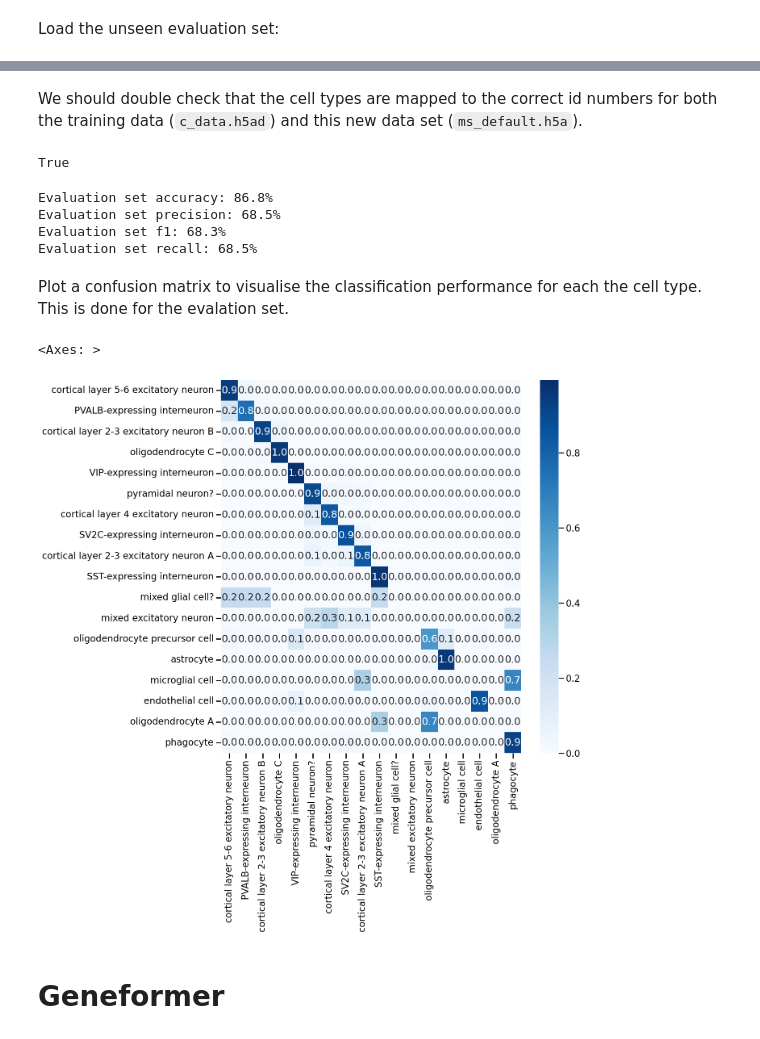
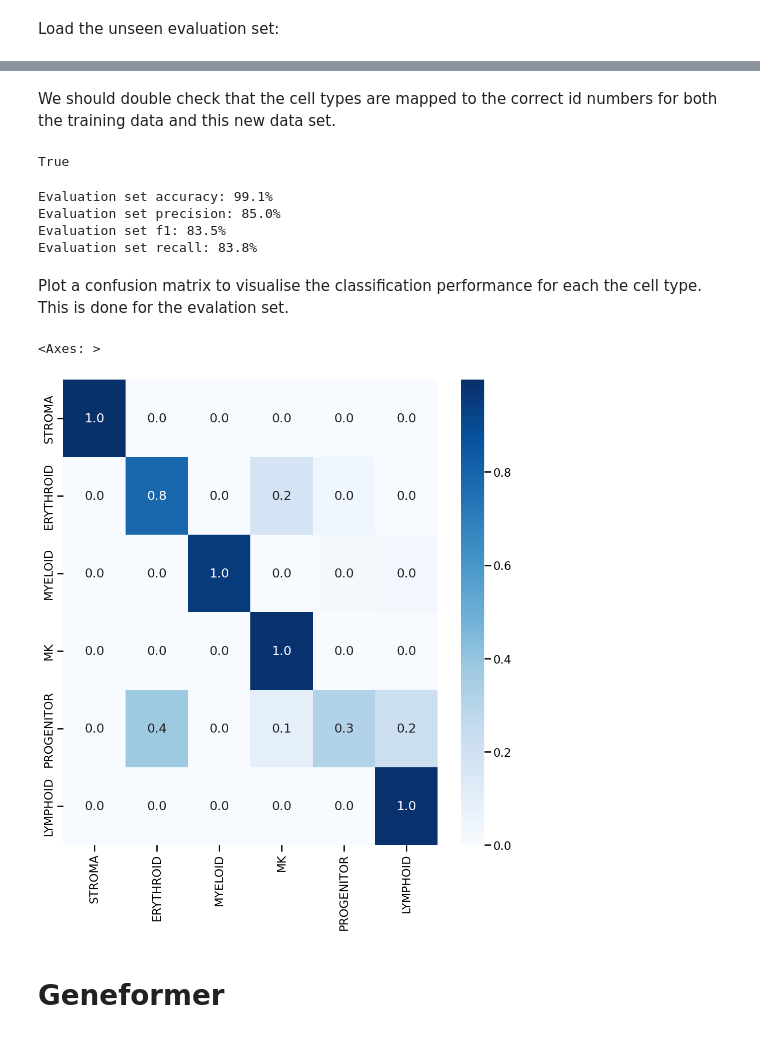
Before and after one commit to helicalAI/helical, a Jupyter notebook: examples/notebooks/Cell-Type-Annotation.ipynb, the cells around one changed output, grey strips where cells are left out. Drawn from its saved outputs; the diff is of its cells as text; code cells hidden in the pictures.

Commit message:
fixed cell type annotation notebok. Leveraged datasets. Fixed Python version:

```diff
--- a/examples/notebooks/Cell-Type-Annotation.ipynb
+++ b/examples/notebooks/Cell-Type-Annotation.ipynb
@@ -297,7 +274,15 @@ Test set recall: 72.0%
 # %% [markdown]
 Load the unseen evaluation set:
+# %%
+ds = load_dataset("helical-ai/yolksac_human",trust_remote_code=True, split="train[70%:]",download_mode="reuse_cache_if_exists")
+ds = ds.with_format("np")
+# %%
+observation_columns = [obs for obs in list(ds.features.keys()) if not obs == 'raw_counts']
+obs_data = pd.DataFrame(ds.select_columns(observation_columns).data.to_pandas(),columns=observation_columns)
+adata_unseen = ad.AnnData(ds['raw_counts'],obs=obs_data)
+adata_unseen.var_names = ds.features['raw_counts'].id.split(",")
+adata_unseen.var['gene_name'] = adata_unseen.var_names.str.upper()
 # %%
-adata_unseen = sc.read("ms_default.h5ad")
 data_unseen = scgpt.process_data(adata_unseen, gene_names="gene_name")
 x_unseen = scgpt.get_embeddings(data_unseen)
 predictions_nn_unseen = head_model_scgpt.predict(x_unseen)
@@ -306,3 +293,3 @@ predictions_nn_unseen = head_model_scgpt.predict(x_unseen)
 # %% [markdown]
-We should double check that the cell types are mapped to the correct id numbers for both the training data (`c_data.h5ad`) and this new data set (`ms_default.h5a`).
+We should double check that the cell types are mapped to the correct id numbers for both the training data and this new data set.
 # %%
@@ -312,36 +299,36 @@ id2type_unseen == id2type
 # %% [output]
 True
 # %%
-y_true_unseen = np.array(adata_unseen.obs["celltype"].tolist())
+y_true_unseen = np.array(adata_unseen.obs["LVL1"].tolist())
 y_pred_unseen = [id2type[prediction] for prediction in np.argmax(predictions_nn_unseen, axis=1)]
 
 scgpt_results = get_evaluations("Evaluation set", y_true_unseen, y_pred_unseen)
 # %% [output]
-Evaluation set accuracy: 86.8%
-Evaluation set precision: 68.5%
-Evaluation set f1: 68.3%
-Evaluation set recall: 68.5%
+Evaluation set accuracy: 99.1%
+Evaluation set precision: 85.0%
+Evaluation set f1: 83.5%
+Evaluation set recall: 83.8%
 # %% [markdown]
 Plot a confusion matrix to visualise the classification performance for each the cell type. This is done for the evalation set.
 # %%
 from sklearn.metrics import confusion_matrix
 import pandas as pd
 import seaborn as sns
 import matplotlib.pyplot as plt
 
-set_predicted_cell_types = list(adata_unseen.obs["celltype"].unique())
+set_predicted_cell_types = list(adata_unseen.obs["LVL1"].unique())
 for i in set(y_pred_unseen):
     if i not in set_predicted_cell_types:
         set_predicted_cell_types.remove(i)
 
 cm = confusion_matrix(y_true_unseen, y_pred_unseen)
 cm = cm.astype("float") / cm.sum(axis=1)[:, np.newaxis]
 cm = pd.DataFrame(cm, index=set_predicted_cell_types[:cm.shape[0]], columns=set_predicted_cell_types[:cm.shape[1]])
 plt.figure(figsize=(12, 12))
 sns.heatmap(cm, annot=True, fmt=".1f", cmap="Blues")
 # %% [output]
 <Axes: >
-[figure, old version]
+[figure, new version]
 # %% [markdown]
 # Geneformer
 # %%
```
Also changed, not shown: parts of 29 cells of this notebook, 3 other files.
